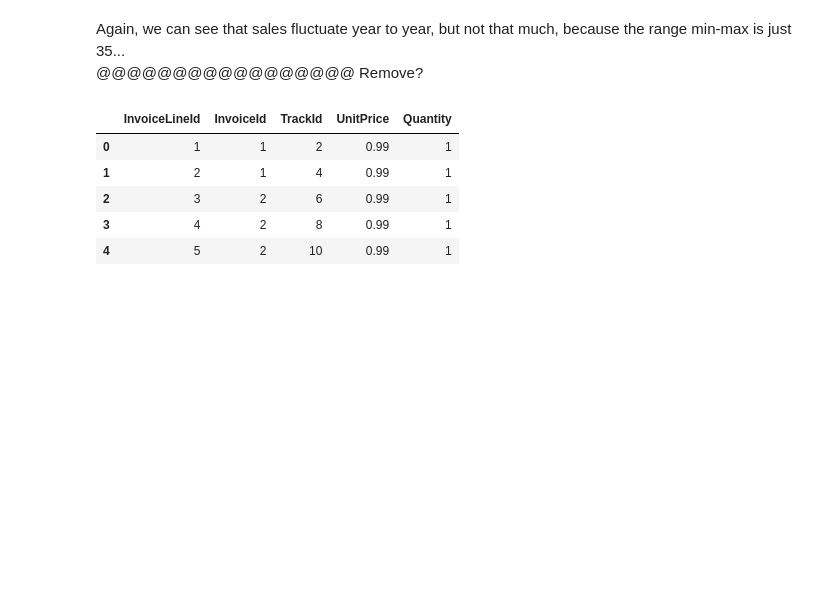
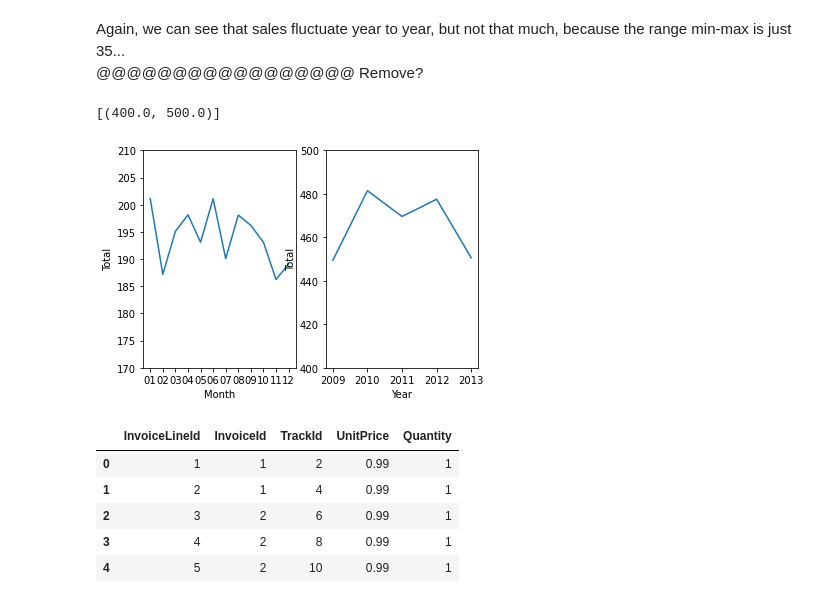
Before and after one commit to alinasansevich/chinook_SQLite_db_analysis, a Jupyter notebook: Chinook_SQLite_database_analysis.ipynb, the cells around one changed output. Cells and saved outputs as stored; diff of their text form; code cells hidden in the pictures; blank space fills up the shorter version.

```diff
--- a/Chinook_SQLite_database_analysis.ipynb
+++ b/Chinook_SQLite_database_analysis.ipynb
@@ -191,6 +192,23 @@ ax.set(ylim=(445, 490))
 # %% [markdown]
 Again, we can see that sales fluctuate year to year, but not that much, because the range min-max is just 35... <br>
 @@@@@@@@@@@@@@@@@ Remove?
+# %%
+fig, axs = plt.subplots(ncols=2)
+# sns.regplot(x='value', y='wage', data=df_melt, ax=axs[0])
+# sns.regplot(x='value', y='wage', data=df_melt, ax=axs[1])
+# sns.boxplot(x='education',y='wage', data=df_melt, ax=axs[2])
+
+ax1 = sns.lineplot(data=total_m_sales, x='Month', y='Total', ax=axs[0])
+ax1.set(ylim=(170, 210))
+
+ax2 = sns.lineplot(data=total_y_sales, x='Year', y='Total', ax=axs[1])
+ax2.set(ylim=(400, 500))
+
+# I'm here!!!!!!!!!!!!!!!!!!
+# https://www.marsja.se/how-to-change-size-of-seaborn-plot/
+# %% [output]
+[(400.0, 500.0)]
+[figure, added]
 # %%
 # Get most popular:
 #     Band
```
Also changed, not shown: parts of 5 cells of this notebook.
